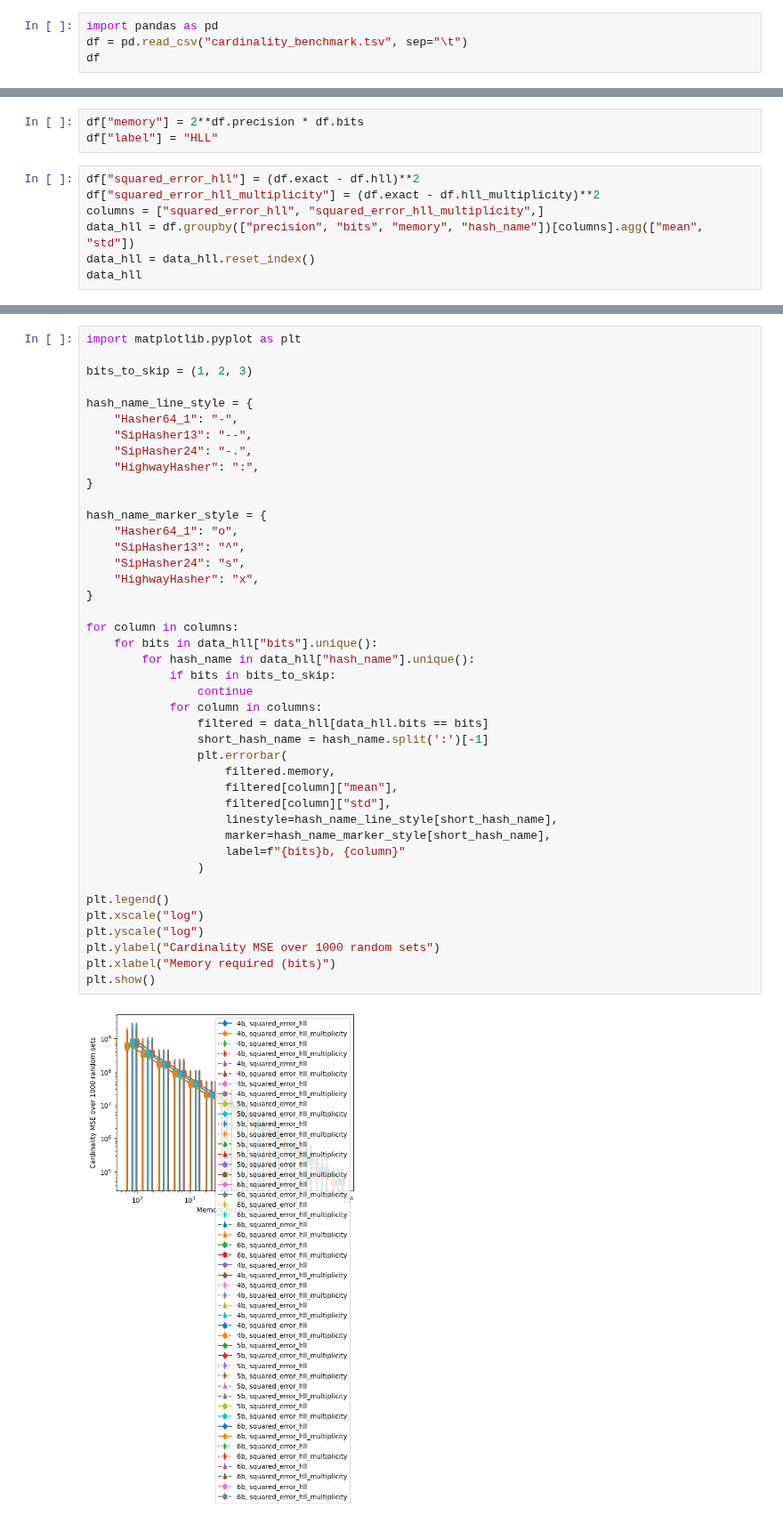
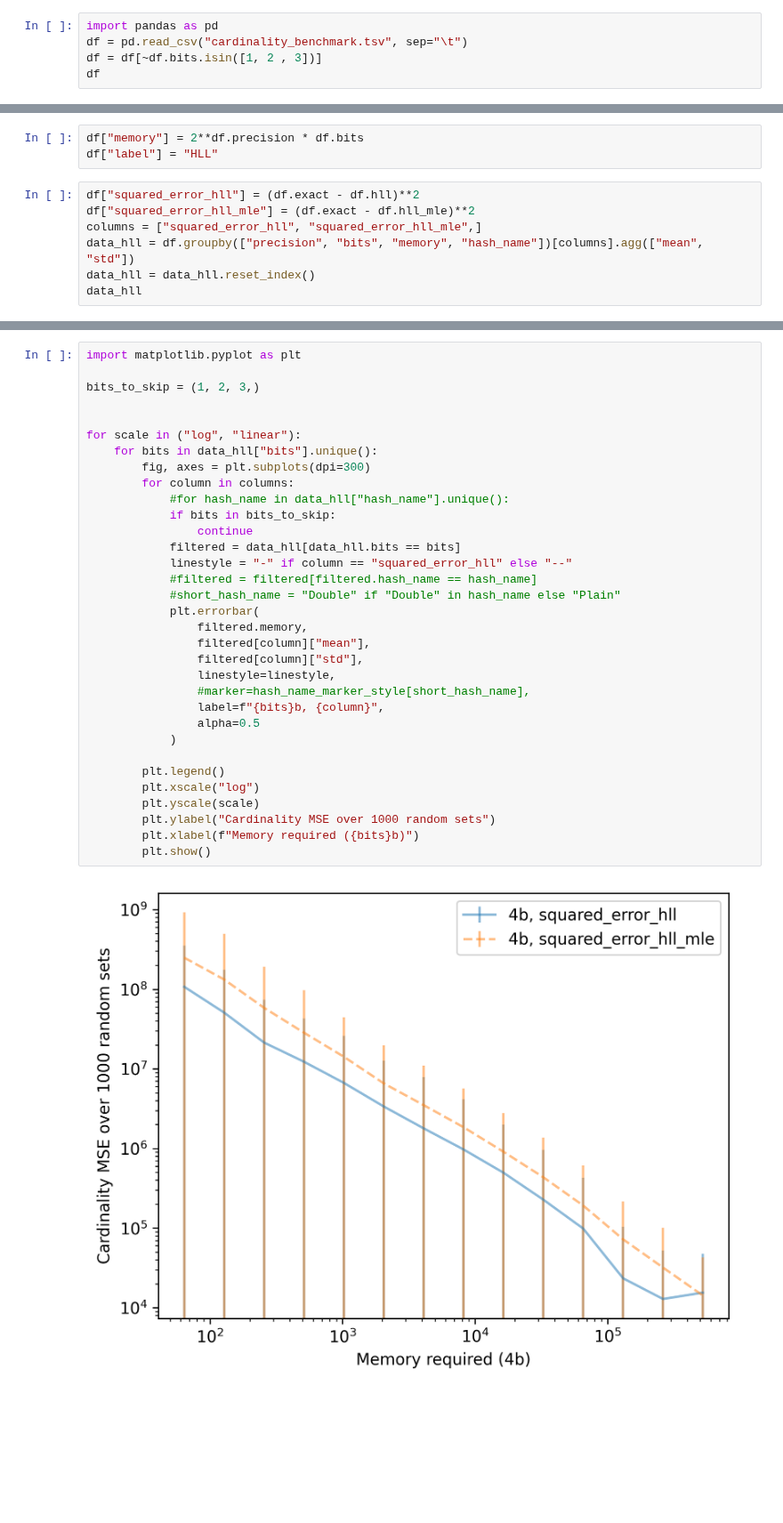
Before and after one commit to LucaCappelletti94/hyperloglog-rs, a Jupyter notebook: Cardinality evaluations.ipynb, the cells around one changed output, grey strips where cells are left out. Shown at 89% size. Cells and saved outputs as stored; diff of their text form; blank space fills up the shorter version.

```diff
--- a/Cardinality evaluations.ipynb
+++ b/Cardinality evaluations.ipynb
@@ -1,5 +1,6 @@
 # %%
 import pandas as pd
 df = pd.read_csv("cardinality_benchmark.tsv", sep="\t")
+df = df[~df.bits.isin([1, 2 , 3])]
 df
 # %% [output]
@@ -25,8 +22,8 @@ df["memory"] = 2**df.precision * df.bits
 df["label"] = "HLL"
 # %%
 df["squared_error_hll"] = (df.exact - df.hll)**2
-df["squared_error_hll_multiplicity"] = (df.exact - df.hll_multiplicity)**2
-columns = ["squared_error_hll", "squared_error_hll_multiplicity",]
+df["squared_error_hll_mle"] = (df.exact - df.hll_mle)**2
+columns = ["squared_error_hll", "squared_error_hll_mle",]
 data_hll = df.groupby(["precision", "bits", "memory", "hash_name"])[columns].agg(["mean", "std"])
 data_hll = data_hll.reset_index()
 data_hll
@@ -48,44 +69,35 @@ data_hll
 # %%
 import matplotlib.pyplot as plt
 
-bits_to_skip = (1, 2, 3)
+bits_to_skip = (1, 2, 3,)
 
-hash_name_line_style = {
-    "Hasher64_1": "-",
-    "SipHasher13": "--",
-    "SipHasher24": "-.",
-    "HighwayHasher": ":",
-}
 
-hash_name_marker_style = {
-    "Hasher64_1": "o",
-    "SipHasher13": "^",
-    "SipHasher24": "s",
-    "HighwayHasher": "x",
-}
-
-for column in columns:
+for scale in ("log", "linear"):
     for bits in data_hll["bits"].unique():
-        for hash_name in data_hll["hash_name"].unique():
+        fig, axes = plt.subplots(dpi=300)
+        for column in columns:
+            #for hash_name in data_hll["hash_name"].unique():
             if bits in bits_to_skip:
                 continue
-            for column in columns:
-                filtered = data_hll[data_hll.bits == bits]
-                short_hash_name = hash_name.split(':')[-1]
-                plt.errorbar(
-                    filtered.memory,
-                    filtered[column]["mean"],
-                    filtered[column]["std"],
-                    linestyle=hash_name_line_style[short_hash_name],
-                    marker=hash_name_marker_style[short_hash_name],
-                    label=f"{bits}b, {column}"
-                )
+            filtered = data_hll[data_hll.bits == bits]
+            linestyle = "-" if column == "squared_error_hll" else "--"
+            #filtered = filtered[filtered.hash_name == hash_name]
+            #short_hash_name = "Double" if "Double" in hash_name else "Plain"
+            plt.errorbar(
+                filtered.memory,
+                filtered[column]["mean"],
+                filtered[column]["std"],
+                linestyle=linestyle,
+                #marker=hash_name_marker_style[short_hash_name],
+                label=f"{bits}b, {column}",
+                alpha=0.5
+            )
 
-plt.legend()
-plt.xscale("log")
-plt.yscale("log")
-plt.ylabel("Cardinality MSE over 1000 random sets")
-plt.xlabel("Memory required (bits)")
-plt.show()
+        plt.legend()
+        plt.xscale("log")
+        plt.yscale(scale)
+        plt.ylabel("Cardinality MSE over 1000 random sets")
+        plt.xlabel(f"Memory required ({bits}b)")
+        plt.show()
 # %% [output]
-[figure, old version]
+[figure, new version]
```
Also changed, not shown: parts of 5 cells of this notebook, 12 other files.
